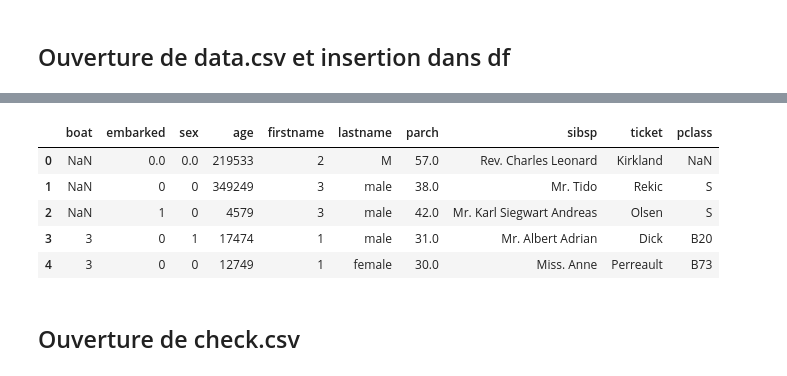
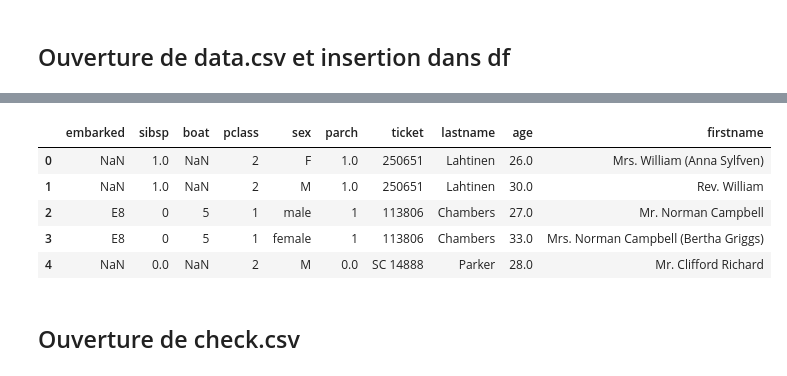
Before and after one commit to Ohm-T/Data-Clear, a Jupyter notebook: Python/analyze.ipynb, the cells around one changed output, grey strips where cells are left out. Saved outputs shown, nothing was run; the diff lists cells and outputs as text; code cells hidden in the pictures.

```diff
--- a/Python/analyze.ipynb
+++ b/Python/analyze.ipynb
@@ -23,7 +23,7 @@ def cleanData(df,columns,vide):
 
 
 
-#Début requêtage KB
+#Début Méthode 1 : Requêtage direct de la KB Graal
 gateway = JavaGateway()
 
 graal = gateway.entry_point
@@ -38,35 +38,86 @@ testData = []
 check1 = []
 check2 = []
 
+
+
 while dataQuery.hasNext():
-    testData.append(dataQuery.next())
+    testData.append(dataQuery.next().toString())
 
 while checkQuery1.hasNext():
-    check1.append(checkQuery1.next())
+    check1.append(checkQuery1.next().toString())
 
 while checkQuery2.hasNext():
-    check2.append(checkQuery2.next())
+    check2.append(checkQuery2.next().toString())
 
-print(testData[1])
-print(check1[1])
-print(check2[1])
+j = 0
+while j != len(testData):
+    for i in testData:
+        testData[j] = testData[j].replace('{','')
+        testData[j] = testData[j].replace('}','')
+        testData[j] = testData[j].replace('->','')
+        testData[j] = testData[j].replace('M','')
+        testData[j] = testData[j].replace('H','')
+        testData[j] = testData[j].replace('K','')
+        testData[j] = testData[j].replace('E','')
+        testData[j] = testData[j].replace('D','')
+        testData[j] = testData[j].replace('G','')
+        testData[j] = testData[j].replace('F','')
+        testData[j] = testData[j].replace('A','')
+        testData[j] = testData[j].replace('C','')
+        testData[j] = testData[j].replace('B','')
+        testData[j] = testData[j].split(",")
+        j+=1
 
-#test (non fonctionnel)
-dfTest = pd.DataFrame(index = None,columns = ["boat","embarked","sex","age","firstname","lastname","parch","sibsp","ticket","pclass"])
+print(testData[0])
 
-for i in test:
-    dfTest.loc[i] = i
+z = 0
+while z != len(check1):
+    for i in check1:
+        check1[z] = check1[z].replace('{','')
+        check1[z] = check1[z].replace('}','')
+        check1[z] = check1[z].replace('->','')
+        check1[z] = check1[z].replace('G','')
+        check1[z] = check1[z].replace('A','')
+        check1[z] = check1[z].replace('B','')
+        check1[z] = check1[z].split(",")
+        z+=1
 
+print(check1[0])
+
+t = 0
+while t != len(check2):
+    for i in check2:
+        check2[t] = check2[t].replace('{','')
+        check2[t] = check2[t].replace('}','')
+        check2[t] = check2[t].replace('->','')
+        check2[t] = check2[t].replace('G','')
+        check2[t] = check2[t].replace('A','')
+        check2[t] = check2[t].replace('B','')
+        check2[t] = check2[t].split(",")
+        t+=1
+
+print(check2[0])
+
+
+print("Extrait méthode 1 : ")
+dfTemp2 = pd.DataFrame(testData,index = None,columns = ["pclass","sex","parch","ticket","boat","sibsp","embarked","lastname","age","firstname"])
+
+
+
+print(dfTemp2.loc[0])
+
+#Fin Méthode 1
+
+#Début Méthode 2 : Extraction du résultat des requêtes dans un fichier
 
 #on transforme en dataframe
 df = pd.read_csv("data.csv", header=None)
 #Définition du header
-columns = ["boat","embarked","sex","age","firstname","lastname","parch","sibsp","ticket","pclass"]
+columns = ["embarked","sibsp","boat","pclass","sex","parch","ticket","lastname","age","firstname"]
 #indication du mot vide (modulable selon si c'est ?, Unknown,null, NULL etc)
 vide = 'null'
 
-#dfTest = cleanData(dfTest,columns,vide)
-#dfTest.head()
+print("Extrait méthode 2 :")
 df = cleanData(df,columns,vide)
 df.head()
 # %% [output]
@@ -77,9 +141,9 @@ fr.Graal.testJar.mainExemple@63236226
-|  | boat | embarked | sex | age | firstname | lastname | parch | sibsp | ticket | pclass |
-| 0 | NaN | 0.0 | 0.0 | 219533 | 2 | M | 57.0 | Rev. Charles Leonard | Kirkland | NaN |
-| 1 | NaN | 0 | 0 | 349249 | 3 | male | 38.0 | Mr. Tido | Rekic | S |
-| 2 | NaN | 1 | 0 | 4579 | 3 | male | 42.0 | Mr. Karl Siegwart Andreas | Olsen | S |
-| 3 | 3 | 0 | 1 | 17474 | 1 | male | 31.0 | Mr. Albert Adrian | Dick | B20 |
-| 4 | 3 | 0 | 0 | 12749 | 1 | female | 30.0 | Miss. Anne | Perreault | B73 |
+|  | embarked | sibsp | boat | pclass | sex | parch | ticket | lastname | age | firstname |
+| 0 | NaN | 1.0 | NaN | 2 | F | 1.0 | 250651 | Lahtinen | 26.0 | Mrs. William (Anna Sylfven) |
+| 1 | NaN | 1.0 | NaN | 2 | M | 1.0 | 250651 | Lahtinen | 30.0 | Rev. William |
+| 2 | E8 | 0 | 5 | 1 | male | 1 | 113806 | Chambers | 27.0 | Mr. Norman Campbell |
+| 3 | E8 | 0 | 5 | 1 | female | 1 | 113806 | Chambers | 33.0 | Mrs. Norman Campbell (Bertha Griggs) |
+| 4 | NaN | 0.0 | NaN | 2 | M | 0.0 | SC 14888 | Parker | 28.0 | Mr. Clifford Richard |
 # %% [markdown]
 ## Ouverture de check.csv
 # %%
```
Also changed, not shown: parts of 13 cells of this notebook, 5 other files.
